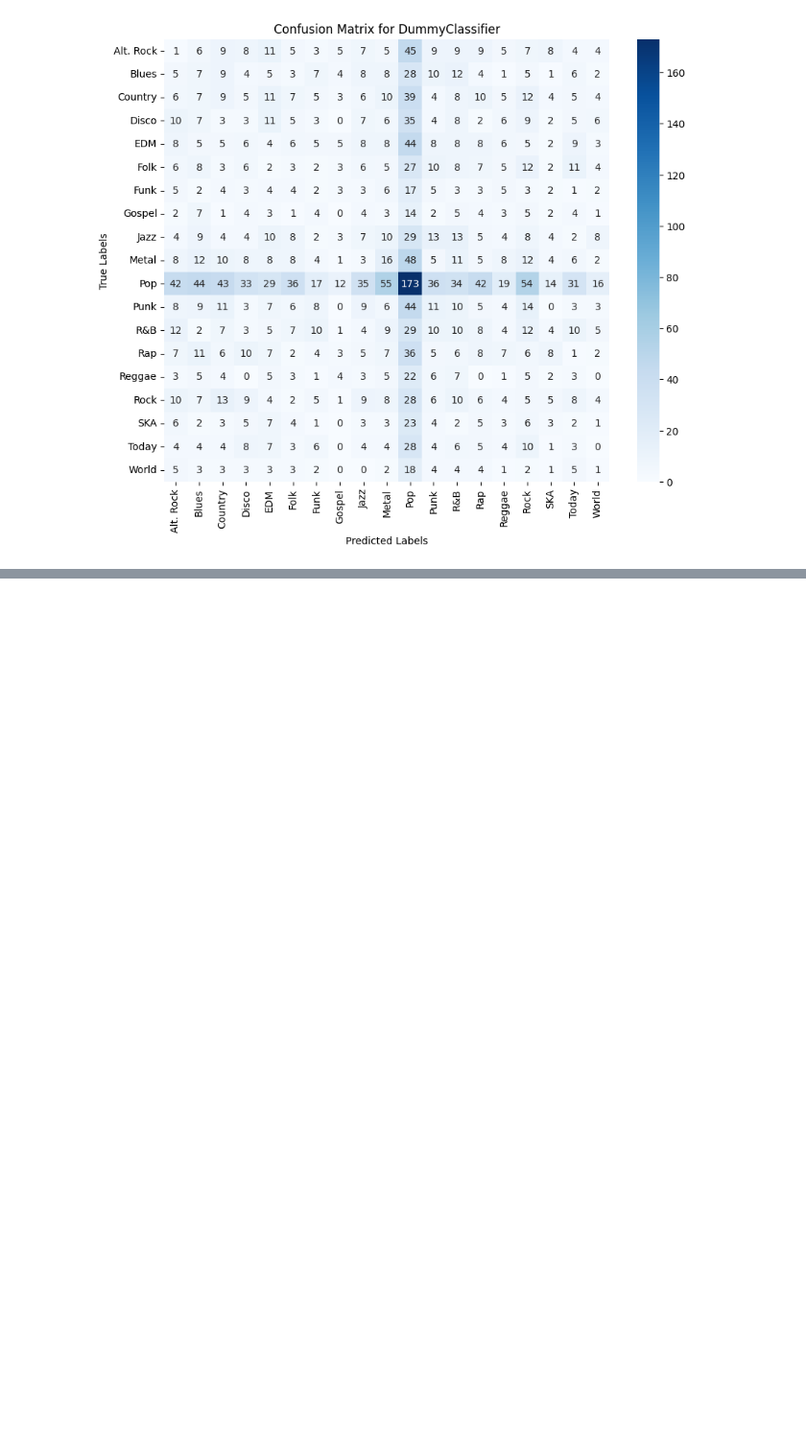
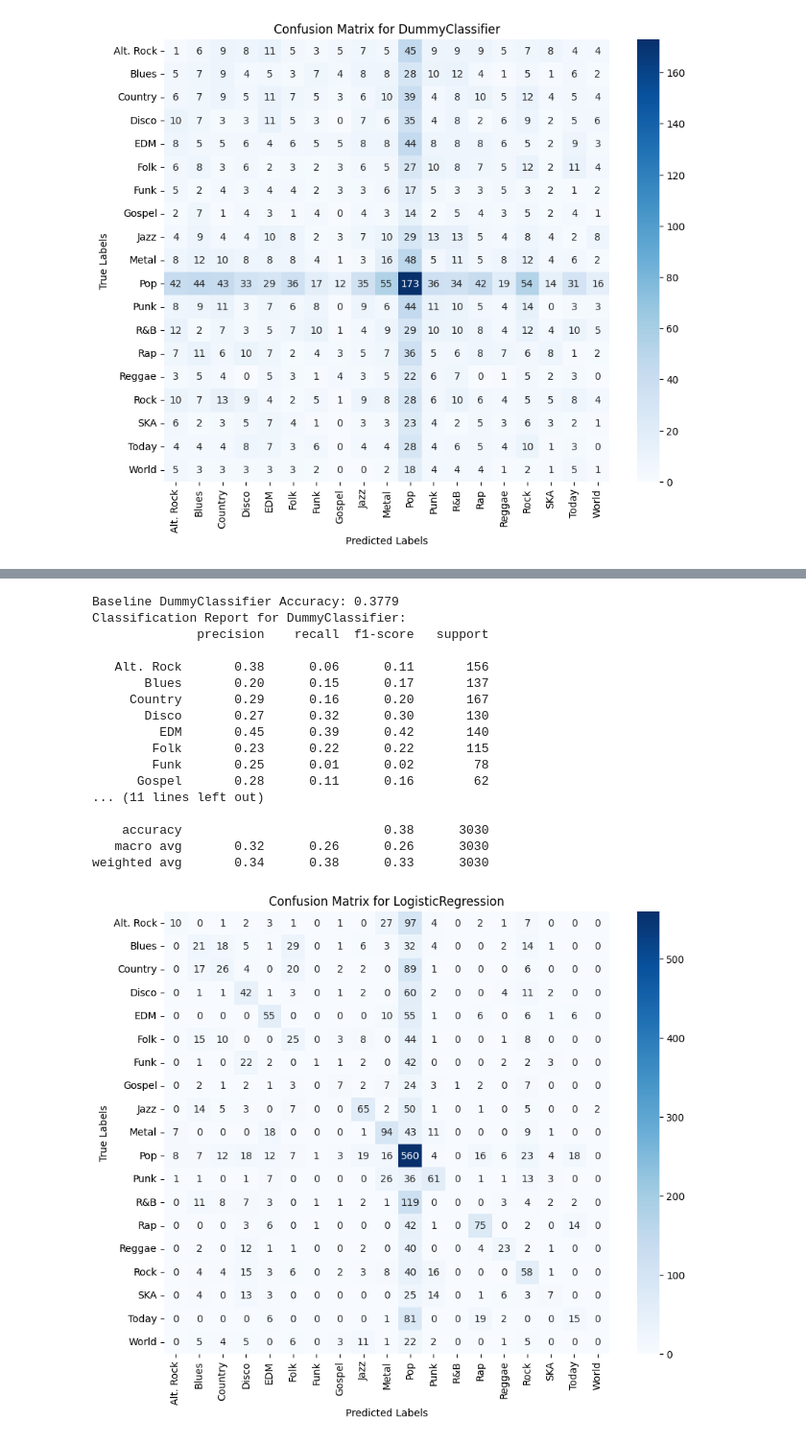
Before and after one commit to TylerFlar/cse158-assignment2-music-genre-predicting, a Jupyter notebook: cse158_assignment2_music_genre_predicting/predictive-task-and-evolution-framework.ipynb, the cells around one changed output, grey strips where cells are left out. Shown at 96% size. Saved outputs shown, nothing was run; the diff lists cells and outputs as text; code cells hidden in the pictures; blank space fills up the shorter version.

Commit message:
Add Logistic Regression Model

```diff
--- a/cse158_assignment2_music_genre_predicting/predictive-task-and-evolution-framework.ipynb
+++ b/cse158_assignment2_music_genre_predicting/predictive-task-and-evolution-framework.ipynb
@@ -114,0 +117,30 @@ plt.show()
+# %%
+from sklearn import linear_model
+
+allSongs = pd.read_csv("data/ClassicHit.csv")
+
+X = allSongs.drop(columns=["Genre","Track","Artist","Year","Mode","Time_Signature","Key","Duration"])
+y = allSongs["Genre"]
+
+X_train, X_test, y_train, y_test = train_test_split(X, y, test_size=0.2, stratify=y, random_state=5)
+
+model = linear_model.LogisticRegression(solver='lbfgs', max_iter=20000, random_state=5)
+model.fit(X_train, y_train)
+
+y_pred_log = model.predict(X_test)
+
+correct = 0
+genrecorrect = {}
+for i, actual in enumerate(y_test):
+    if actual == y_pred_log[i]:
+        correct += 1
+        if actual in genrecorrect:
+            genrecorrect[actual] += 1
+        else:
+            genrecorrect[actual] = 1
+
+print(correct / len(y_test))
+
+for genre, correct in genrecorrect.items():
+    print(genre + ": ")
+    print(str(correct/y_test.value_counts()[genre]*100) + "% accuracy VS " + str(y_test.value_counts()[genre]/len(y_test)*100) + "% genre ratio")
@@ -114,0 +165,32 @@ plt.show()
+# %%
+log_accuracy = accuracy_score(y_test, y_pred_log)
+print(f"Baseline DummyClassifier Accuracy: {log_accuracy:.4f}")
+print("Classification Report for DummyClassifier:")
+print(classification_report(y_test, y_pred_log, target_names=label_encoder.classes_))
+
+conf_matrix = confusion_matrix(y_test, y_pred_log)
+plt.figure(figsize=(10, 8))
+sns.heatmap(conf_matrix, annot=True, fmt="d", cmap="Blues", xticklabels=label_encoder.classes_, yticklabels=label_encoder.classes_)
+plt.title('Confusion Matrix for LogisticRegression')
+plt.xlabel('Predicted Labels')
+plt.ylabel('True Labels')
+plt.show()
+# %% [output]
+Baseline DummyClassifier Accuracy: 0.3779
+Classification Report for DummyClassifier:
+              precision    recall  f1-score   support
+
+   Alt. Rock       0.38      0.06      0.11       156
+       Blues       0.20      0.15      0.17       137
+     Country       0.29      0.16      0.20       167
+       Disco       0.27      0.32      0.30       130
+         EDM       0.45      0.39      0.42       140
+        Folk       0.23      0.22      0.22       115
+        Funk       0.25      0.01      0.02        78
+      Gospel       0.28      0.11      0.16        62
+... (11 lines left out)
+
+    accuracy                           0.38      3030
+   macro avg       0.32      0.26      0.26      3030
+weighted avg       0.34      0.38      0.33      3030
+[figure, added]
```
Also changed, not shown: parts of 2 cells of this notebook.
